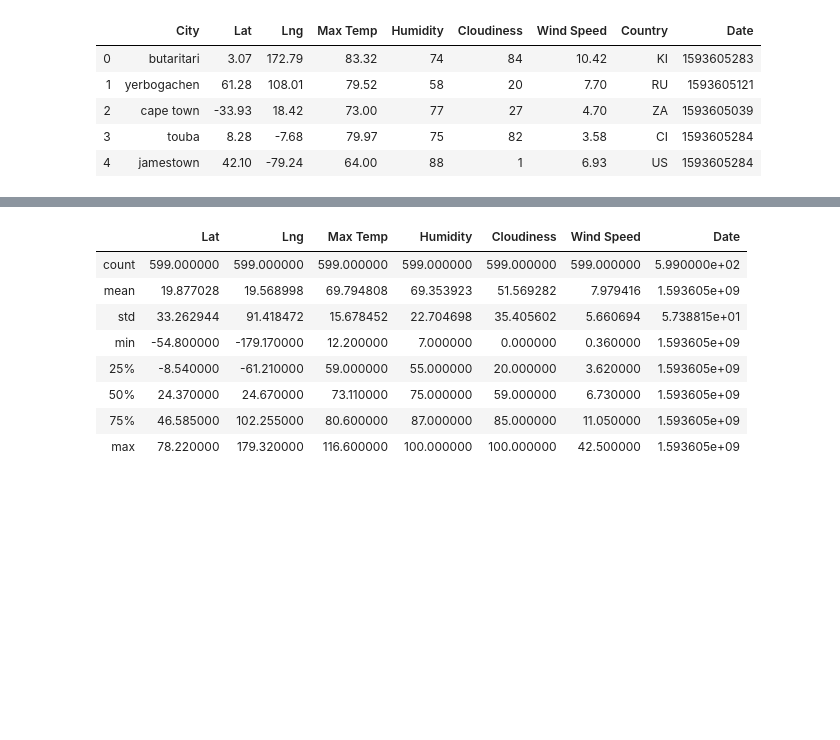
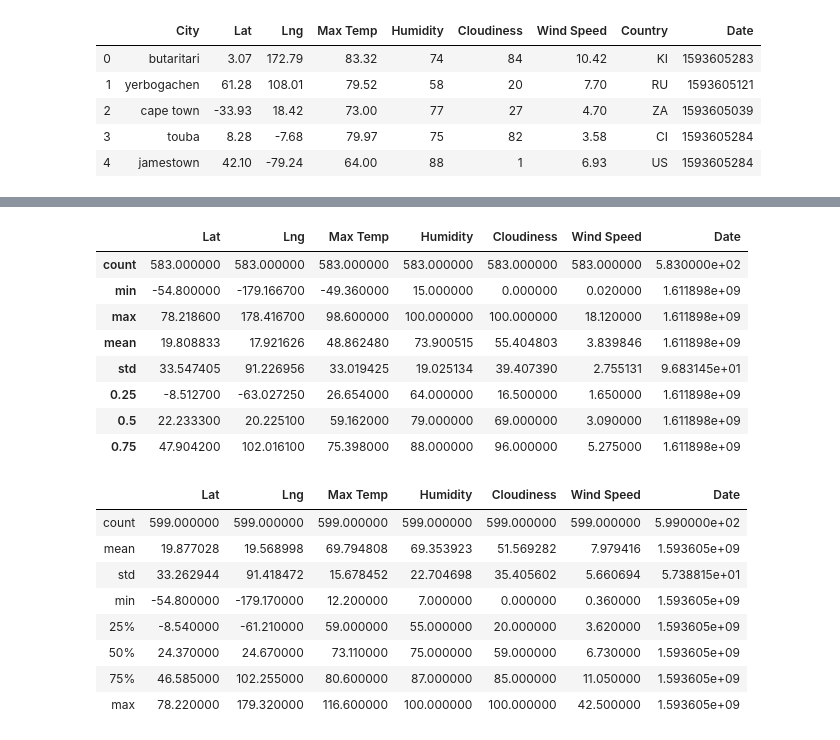
Before and after one commit to felpronove/python-api-challenge, a Jupyter notebook: starter_code/WeatherPy.ipynb, the cells around one changed output, grey strips where cells are left out. Cells and saved outputs as stored; diff of their text form; code cells hidden in the pictures; blank space fills up the shorter version.

```diff
--- a/starter_code/WeatherPy.ipynb
+++ b/starter_code/WeatherPy.ipynb
@@ -255,9 +255,9 @@ weather_df
 weather_quart=weather_df.quantile([.25, .5, .75]) #find the quantiles of the dataframe
 
 weather_sum=weather_df.agg(["count", "mean", "std", "min", "max"]) #aggregate the dataframe to find the summary stats
-weather_sum.drop(["City", "Country"], axis=1) #drop the city and country columns from the summary stats dataframe
 
-weather_sum.append(weather_quart)
+full_sum=weather_sum.append(weather_quart) #add the quantiles to the dataframe
+full_sum
 # %% [output]
 |  | City | Lat | Lng | Max Temp | Humidity | Cloudiness | Wind Speed | Country | Date |
 | count | 583 | 583.000000 | 583.000000 | 583.000000 | 583.000000 | 583.000000 | 583.000000 | 577.0 | 5.830000e+02 |
@@ -268,6 +268,19 @@ weather_sum.append(weather_quart)
 | 0.25 | NaN | -8.512700 | -63.027250 | 26.654000 | 64.000000 | 16.500000 | 1.650000 | NaN | 1.611898e+09 |
 | 0.5 | NaN | 22.233300 | 20.225100 | 59.162000 | 79.000000 | 69.000000 | 3.090000 | NaN | 1.611898e+09 |
 | 0.75 | NaN | 47.904200 | 102.016100 | 75.398000 | 88.000000 | 96.000000 | 5.275000 | NaN | 1.611898e+09 |
+# %%
+weather_sum_df=full_sum.drop(["City", "Country"], axis=1) #drop the city and country columns from the dataframe
+weather_sum_df
+# %% [output]
+|  | Lat | Lng | Max Temp | Humidity | Cloudiness | Wind Speed | Date |
+| count | 583.000000 | 583.000000 | 583.000000 | 583.000000 | 583.000000 | 583.000000 | 5.830000e+02 |
+| min | -54.800000 | -179.166700 | -49.360000 | 15.000000 | 0.000000 | 0.020000 | 1.611898e+09 |
+| max | 78.218600 | 178.416700 | 98.600000 | 100.000000 | 100.000000 | 18.120000 | 1.611898e+09 |
+| mean | 19.808833 | 17.921626 | 48.862480 | 73.900515 | 55.404803 | 3.839846 | 1.611898e+09 |
+| std | 33.547405 | 91.226956 | 33.019425 | 19.025134 | 39.407390 | 2.755131 | 9.683145e+01 |
+| 0.25 | -8.512700 | -63.027250 | 26.654000 | 64.000000 | 16.500000 | 1.650000 | 1.611898e+09 |
+| 0.5 | 22.233300 | 20.225100 | 59.162000 | 79.000000 | 69.000000 | 3.090000 | 1.611898e+09 |
+| 0.75 | 47.904200 | 102.016100 | 75.398000 | 88.000000 | 96.000000 | 5.275000 | 1.611898e+09 |
 # %%
 # %% [output]
 |  | Lat | Lng | Max Temp | Humidity | Cloudiness | Wind Speed | Date |
```
Also changed, not shown: parts of 2 cells of this notebook.
